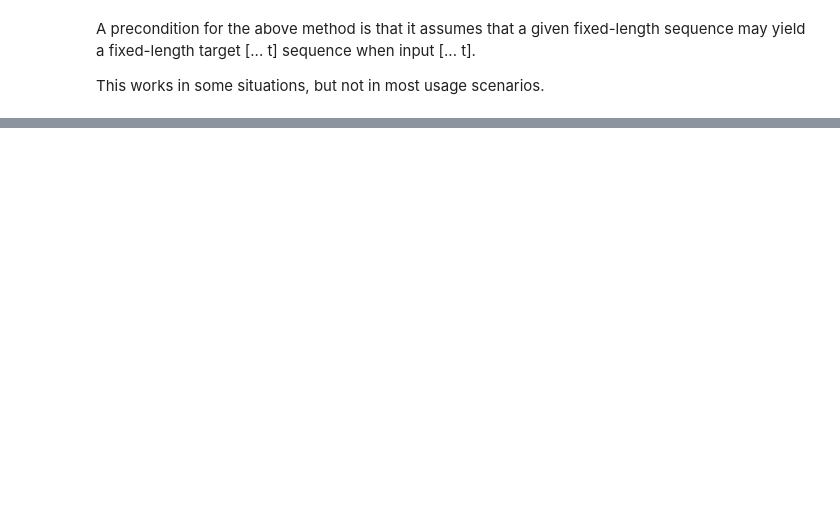
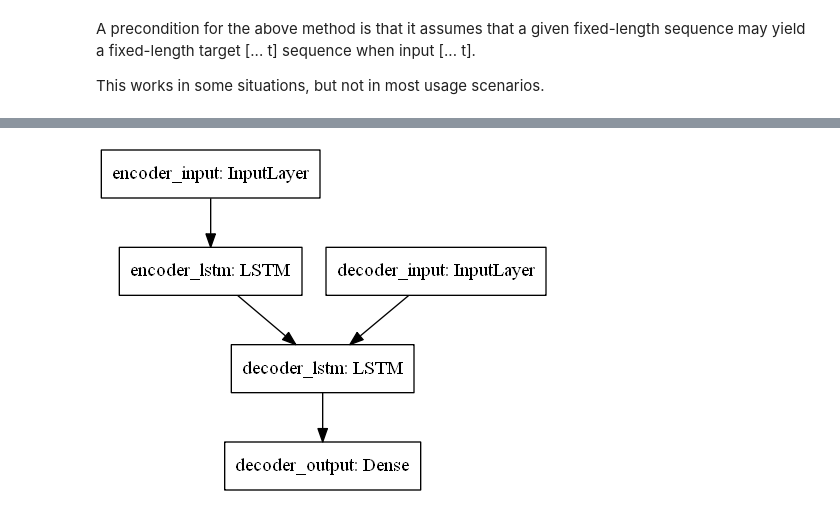
Before and after one commit to jojosimida/keras-practice, a Jupyter notebook: 1.8-seq2seq-introduction/1.8-seq2seq-introduction.ipynb, the cells around one changed output, grey strips where cells are left out. Saved outputs shown, nothing was run; the diff lists cells and outputs as text; code cells hidden in the pictures; blank space fills up the shorter version.

```diff
--- a/1.8-seq2seq-introduction/1.8-seq2seq-introduction.ipynb
+++ b/1.8-seq2seq-introduction/1.8-seq2seq-introduction.ipynb
@@ -318,0 +439,39 @@ The same process can also be used to train a Seq2Seq network without "teacher fo
+# %%
+# ===== encoder ====
+
+# Define an input sequence and process it.
+# Note: Input_shape = (None, num_features) is used because the timesteps is variable.
+encoder_inputs = Input(shape=(None, num_encoder_tokens), name='encoder_input')
+# Need to get the internal state of LSTM, so set "return_state = True"
+encoder = LSTM(latent_dim, return_state=True, name='encoder_lstm')
+encoder_outputs, state_h, state_c = encoder(encoder_inputs)
+
+# We discard `encoder_outputs` and only keep the states.
+encoder_states = [state_h, state_c]
+
+
+# ==== decoder ====
+
+# Set up the decoder
+# Note: Input_shape = (None, num_features) is used because the timesteps is variable.
+decoder_inputs = Input(shape=(None, num_decoder_tokens), name='decoder_input')
+
+
+# We set up our decoder to return full output sequences,
+# and to return internal states as well.
+decoder_lstm = LSTM(latent_dim, return_sequences=True, return_state=True, name='decoder_lstm')
+
+# We don't use the return states in the training model, but we will use them in inference.
+# The initial state of the decoder is to use the last state of the encoder
+decoder_outputs, _, _ = decoder_lstm(decoder_inputs,
+                                     initial_state=encoder_states) # we using `encoder_states` as initial state.
+
+
+decoder_dense = Dense(num_decoder_tokens, activation='softmax', name='decoder_output')
+decoder_outputs = decoder_dense(decoder_outputs)
+
+# Define the model that will turn
+# `encoder_input_data` & `decoder_input_data` into `decoder_target_data`
+model = Model([encoder_inputs, decoder_inputs], decoder_outputs)
+
+model.summary()
@@ -318,0 +498,8 @@ The same process can also be used to train a Seq2Seq network without "teacher fo
+# %%
+from keras.utils import plot_model
+from IPython.display import Image
+
+plot_model(model, to_file='seq2seq_graph.png')
+Image('seq2seq_graph.png')
+# %% [output]
+[figure, added]
```
Also changed, not shown: parts of 17 cells of this notebook.
